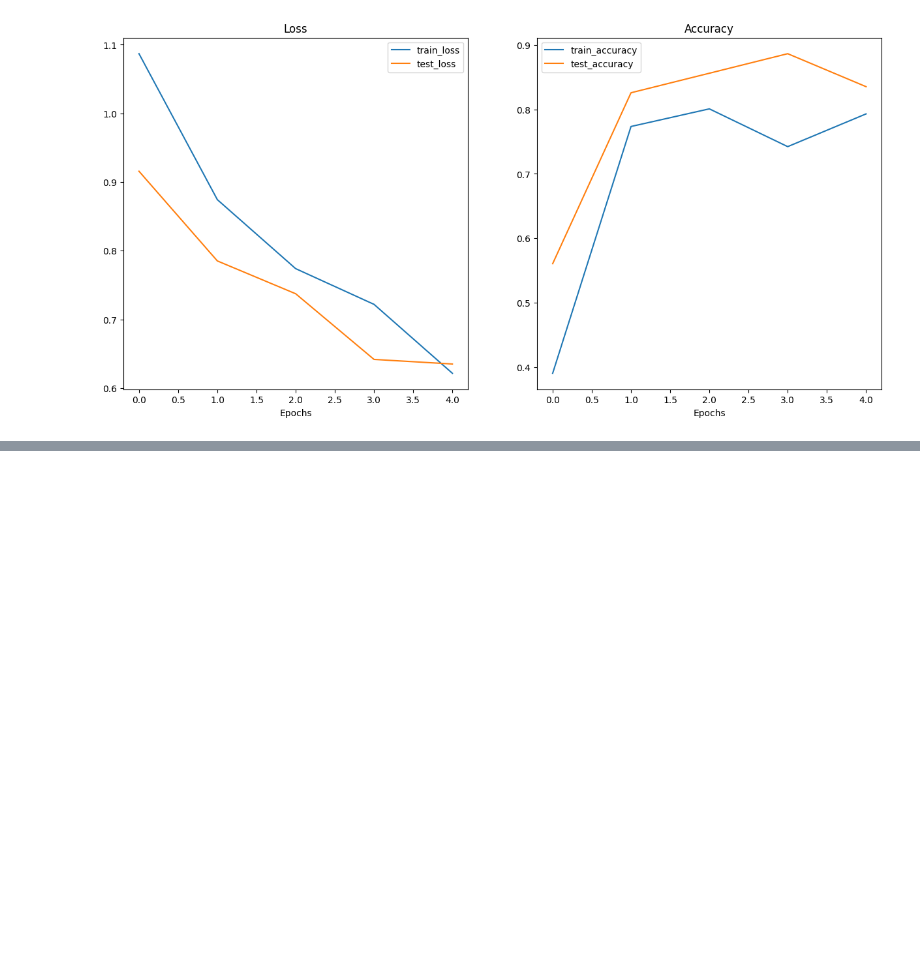
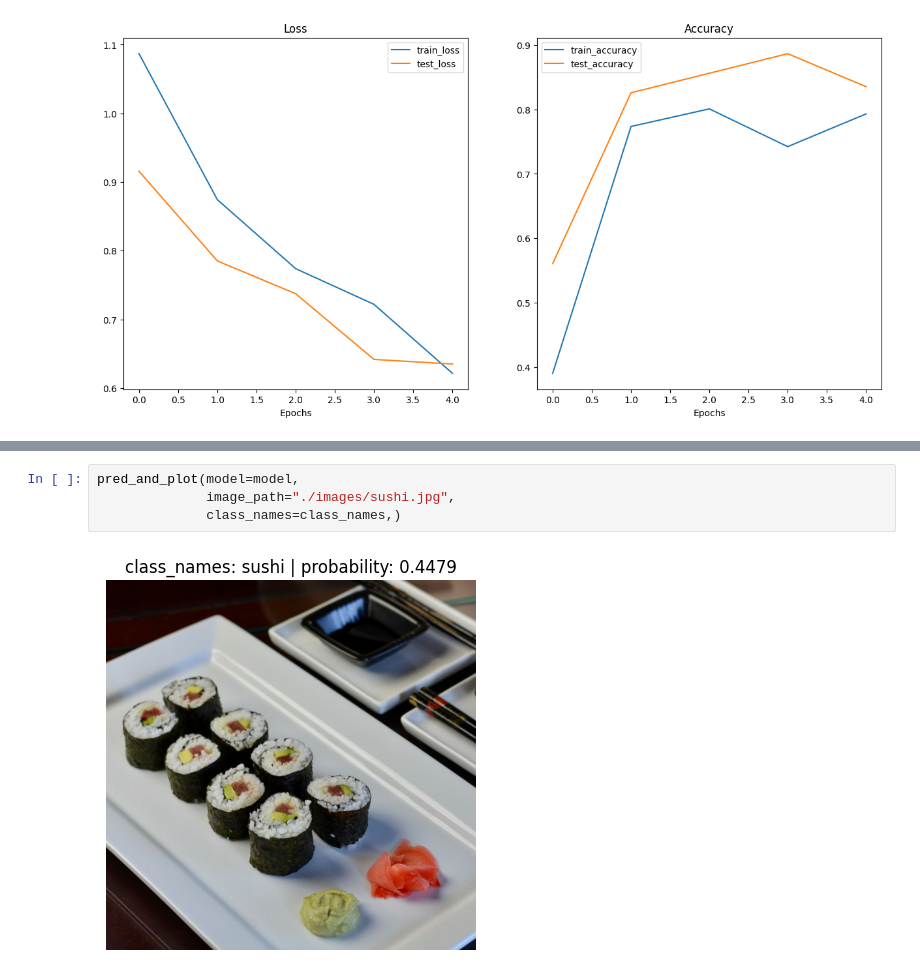
Before and after one commit to ChandulaSenevirathna/Transfer-Learning-PyTorch, a Jupyter notebook: PyTorch_tranfer_learning.ipynb, the cells around one changed output, grey strips where cells are left out. Cells and saved outputs as stored; diff of their text form; blank space fills up the shorter version.

```diff
--- a/PyTorch_tranfer_learning.ipynb
+++ b/PyTorch_tranfer_learning.ipynb
@@ -223,0 +277,6 @@ plot_loss_curves(results)
+# %%
+pred_and_plot(model=model,
+              image_path="./images/sushi.jpg",
+              class_names=class_names,)
+# %% [output]
+[figure, added]
```
Also changed, not shown: parts of 4 cells of this notebook, 3 other files.
